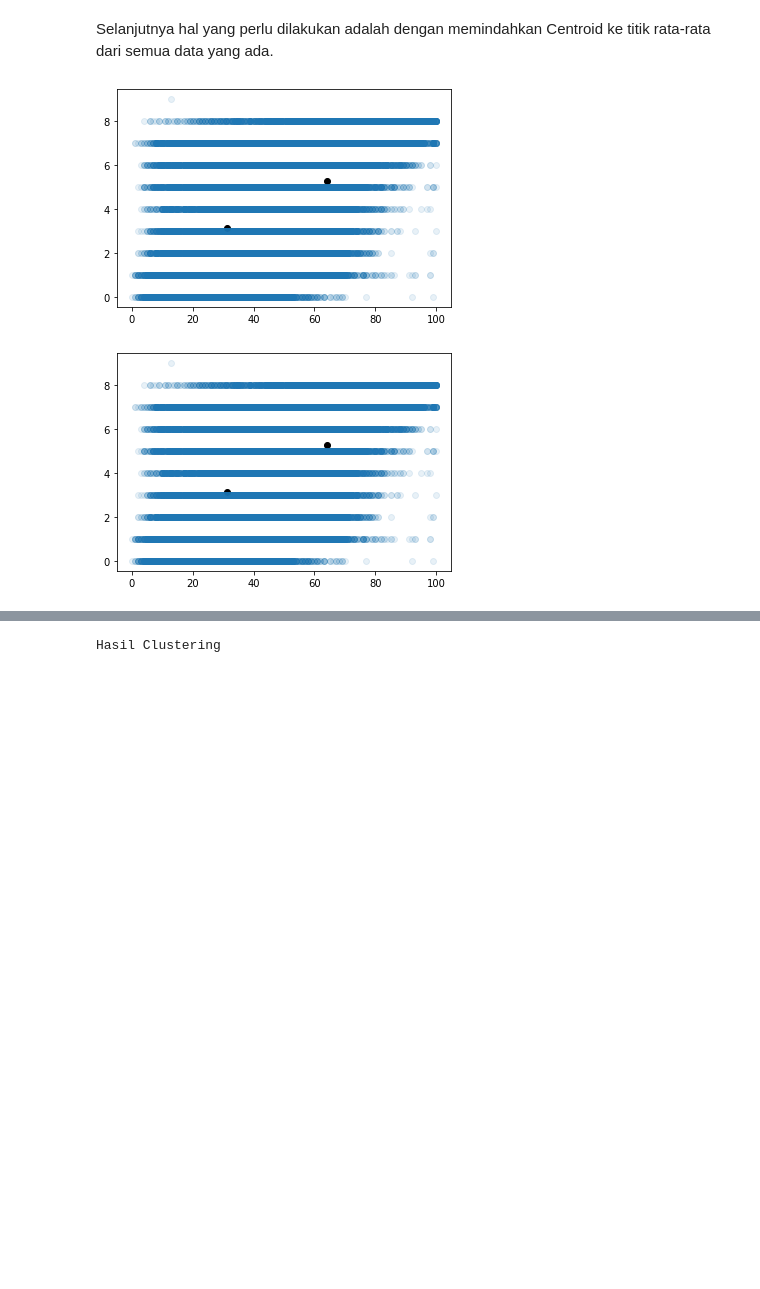
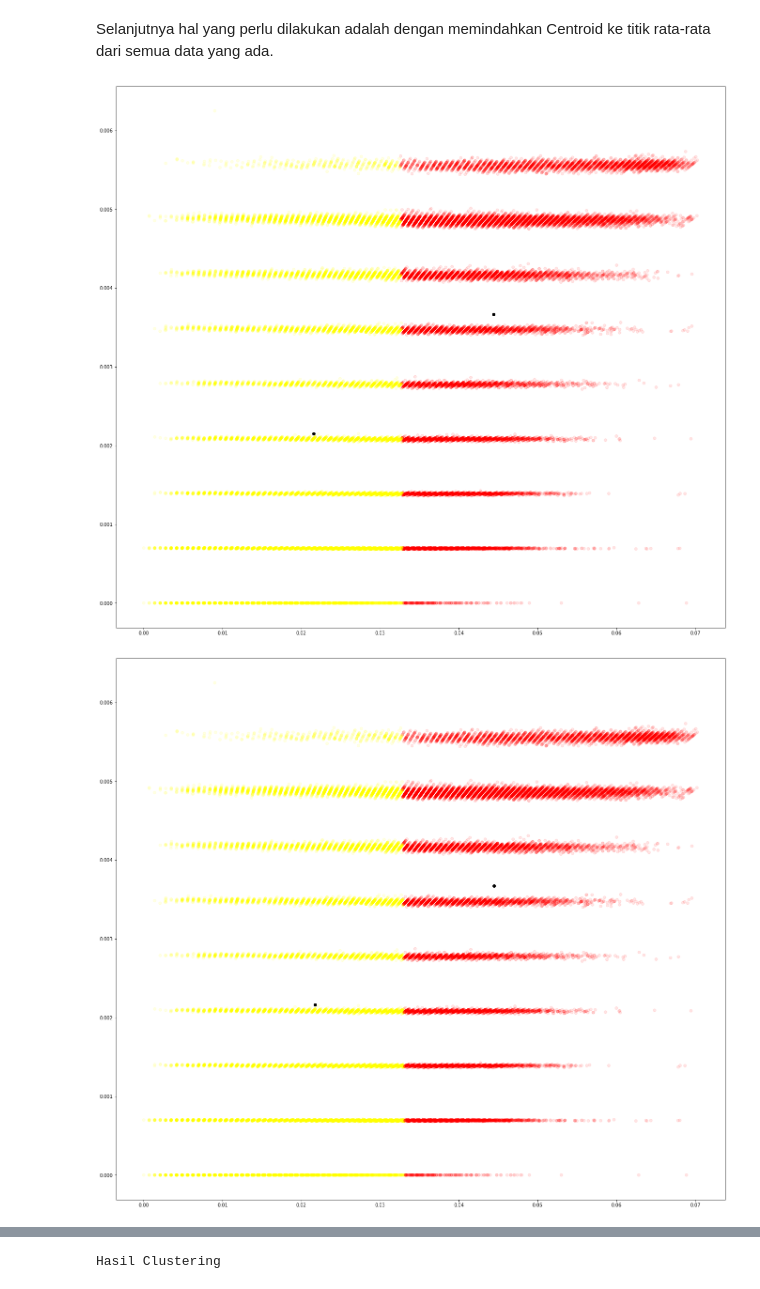
Before and after one commit to X4D0/MachineLearning, a Jupyter notebook: Clustering_1301184233.ipynb, the cells around one changed output, grey strips where cells are left out. Drawn from its saved outputs; the diff is of its cells as text; code cells hidden in the pictures; blank space fills up the shorter version.

```diff
--- a/Clustering_1301184233.ipynb
+++ b/Clustering_1301184233.ipynb
@@ -79,3 +85,9 @@ Data columns (total 17 columns):
  16  BersaljuBesok             49427 non-null  int64
 dtypes: float64(16), int64(1)
 memory usage: 6.8 MB
+# %%
+# Normalize Dataset
+kolom = ['SuhuMin', 'SuhuMax', 'Hujan','Penguapan','SinarMatahari','KecepatanAnginTerkencang','KecepatanAngin9am','KecepatanAngin3pm','Kelembaban9am','Kelembaban3pm','Tekanan9am','Tekanan3pm','Awan9am','Awan3pm','Suhu9am','Suhu3pm','BersaljuBesok']
+norm = preprocessing.normalize(df)
+df = pd.DataFrame(norm, columns=kolom)
+df.head()
@@ -176,19 +196,22 @@ def hitung_centroids(clusters, X):
         centroids_baru.append(cluster_mean)
     return centroids_baru, df_baru
 # %%
+# Init iteration
 iteration = 10
 for i in range(iteration):
-    get_centroids = close_centroids(centroids, X)
-    centroids, df_new = hitung_centroids(get_centroids, X)
-    hasil = np.array(df_new)
-    centro = np.array(centroids)
-    plt.figure()
-    plt.scatter(centro[:, 0], centro[:, 1], color='black')
-    plt.scatter(hasil[:, 0], hasil[:, 1], alpha=0.1)
+    get_centroids = close_centroids(centroids, X) # Add Centroids/Cluster
+    centroids, df_new = hitung_centroids(get_centroids, X) # Move the Centroids based on Mean
+    hasil = np.array(df_new) # Create Array
+    centro = np.array(centroids) # Create Array
+    plt.figure(figsize=(9,8)).add_axes([0,0,2,2]) # Size of the figure
+    plt.scatter(centro[:, 0], centro[:, 1], color='black') # Centroids color is Black
+    plt.scatter(hasil[:, 0], hasil[:, 1], c=hasil[:, 2], cmap=plt.cm.autumn, alpha=0.1) # Data X color based on their cluster
     plt.show()
+
+# Show the Result after X iteration
 print("Hasil Clustering")
 df_new.columns = ['Kelembaban3pm', 'Awan3pm', 'Cluster']
 df_new.head(10)
 # %% [output]
-[figure, old version]
+[figure, new version]
-[figure, old version]
+[figure, new version]
```
Also changed, not shown: parts of 12 cells of this notebook.
